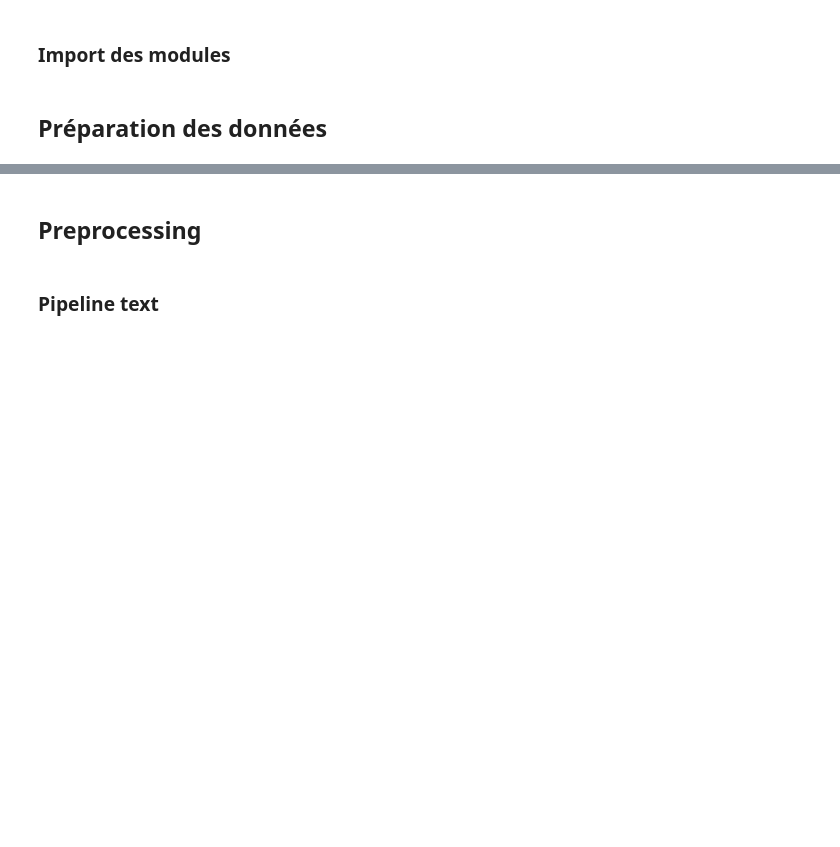
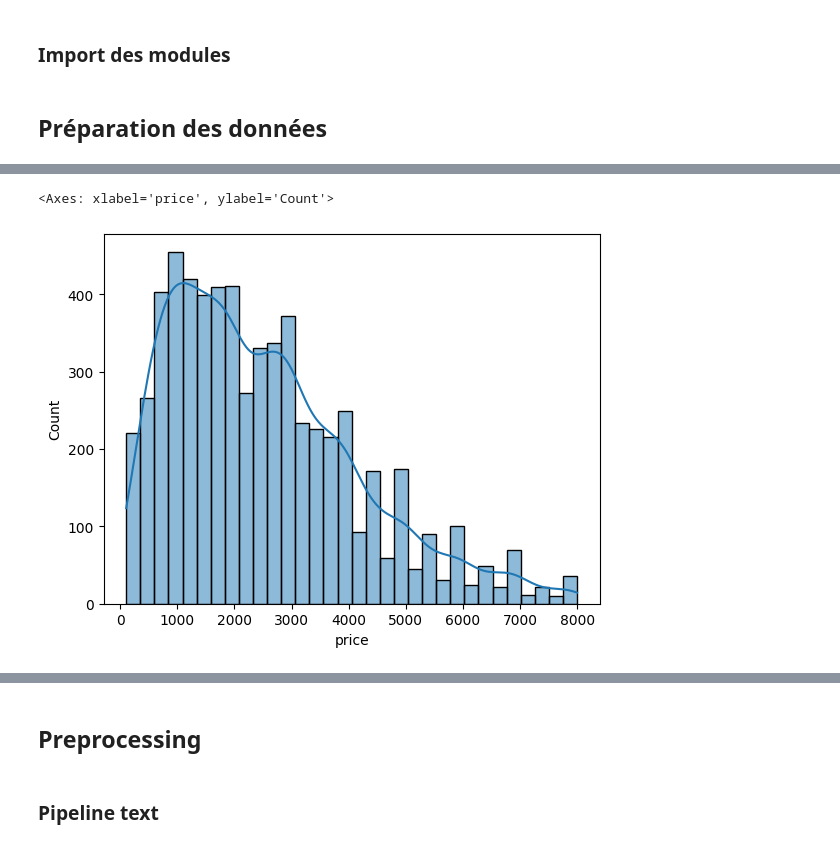
Before and after one commit to VicOnWheels/bike-pricing, a Jupyter notebook: notebooks/tvlo/tvlo_model.ipynb, the cells around one changed output, grey strips where cells are left out. Cells and saved outputs as stored; diff of their text form; code cells hidden in the pictures; blank space fills up the shorter version.

```diff
--- a/notebooks/tvlo/tvlo_model.ipynb
+++ b/notebooks/tvlo/tvlo_model.ipynb
@@ -52,3 +55,8 @@ df_text = df_text.drop(columns='other_features')
+# %%
+sns.histplot(df_text['price'], kde=True)
+# %% [output]
+<Axes: xlabel='price', ylabel='Count'>
+[figure, added]
 # %%
 df_text['Nombres de vitesses'] = df_text['Nombres de vitesses'].str.extract(r'(\d+)').astype(float)
 # %%
```
Also changed, not shown: parts of 11 cells of this notebook, 10 other files.
